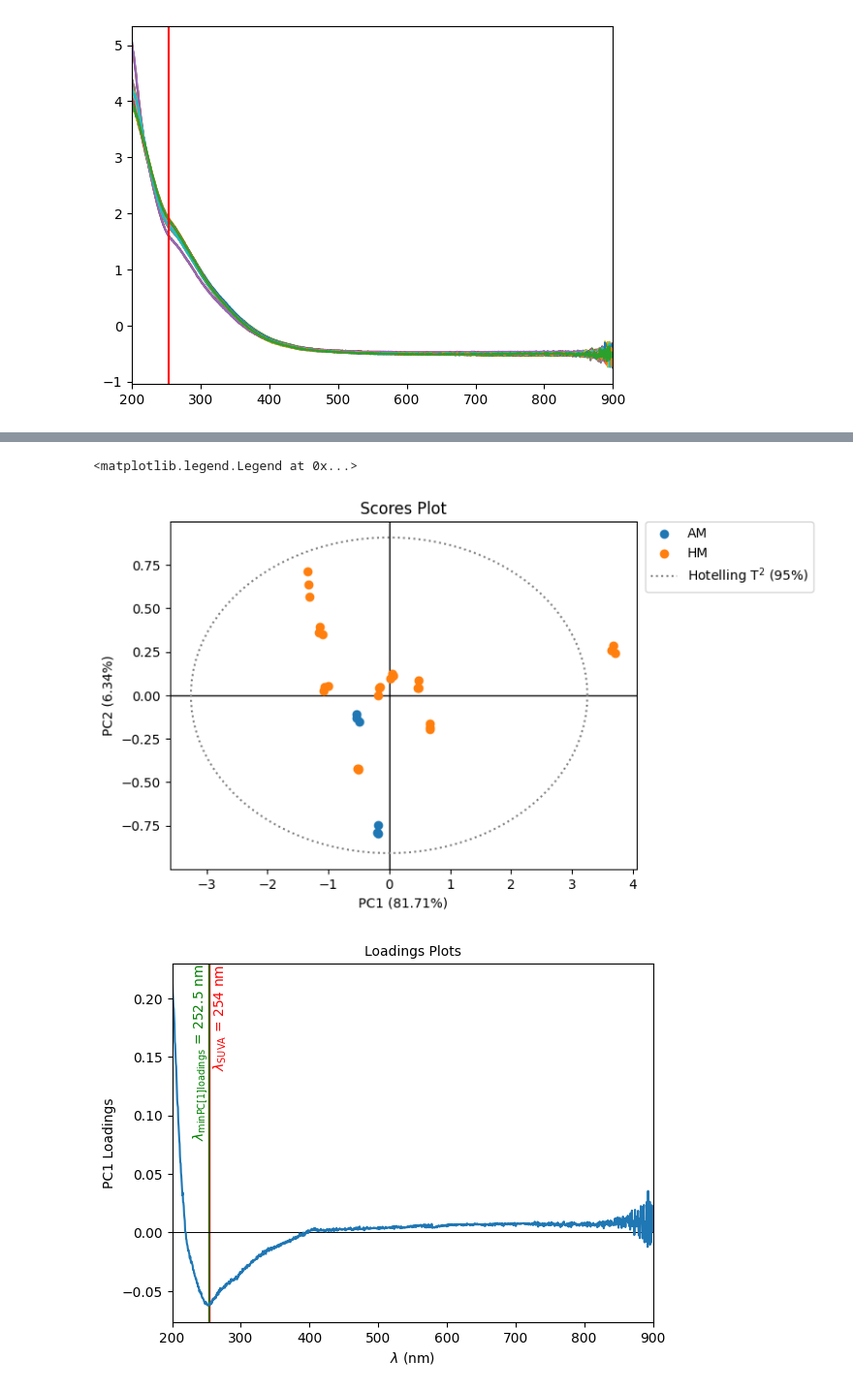
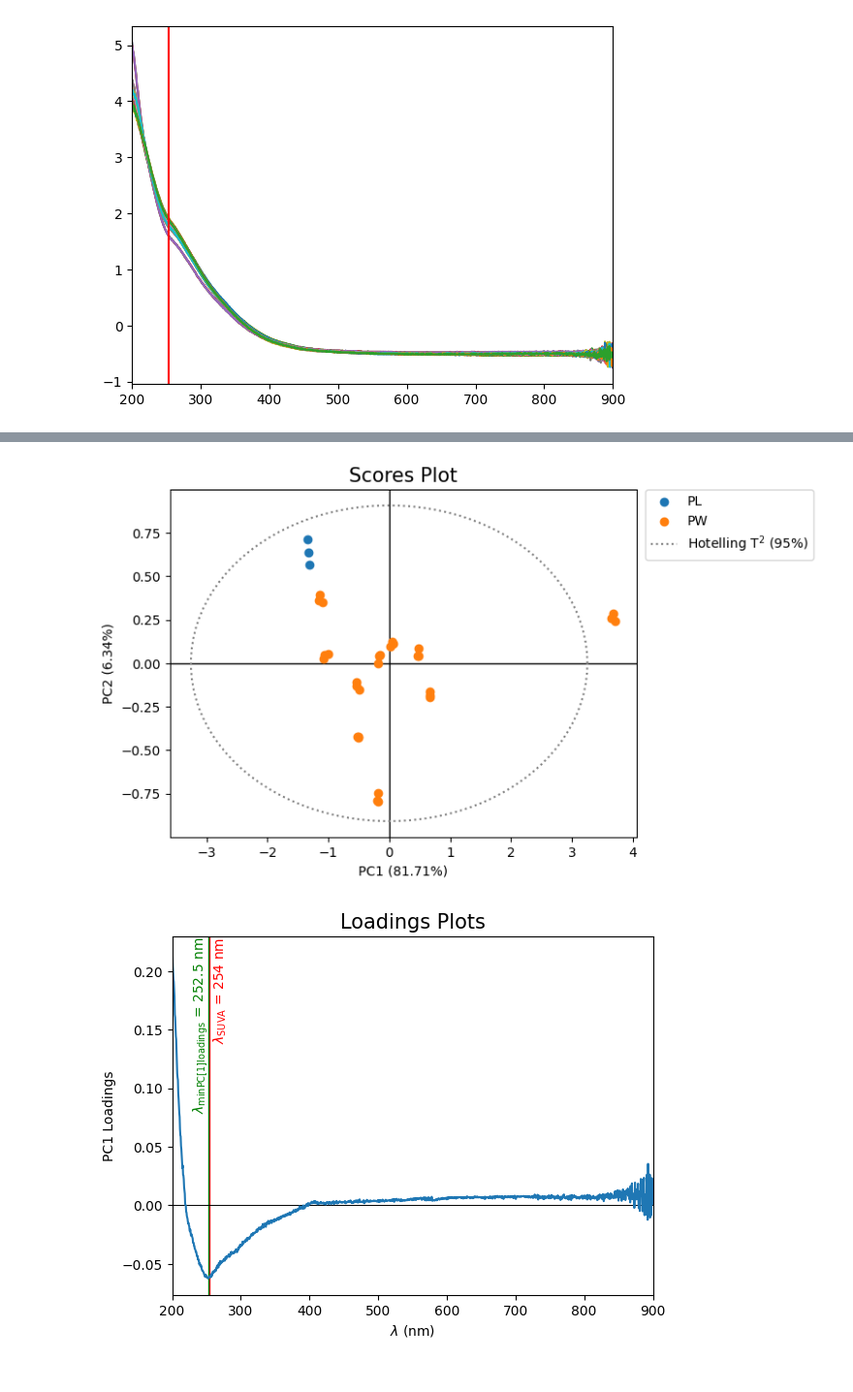
Before and after one commit to polimatt/MChem, a Jupyter notebook: pw_chemistry/uv-vis.ipynb, the cells around one changed output, grey strips where cells are left out. Shown: that part at 97% size. Saved outputs shown, nothing was run; the diff lists cells and outputs as text; code cells hidden in the pictures.

```diff
--- a/pw_chemistry/uv-vis.ipynb
+++ b/pw_chemistry/uv-vis.ipynb
@@ -196,0 +238,10 @@ A_atwl_df.to_csv(f'{uvvis_dir}/SUVA_{chosen_wl}_data.csv',index=False)
+# %%
+avg_samples_info = {
+    'sample_name': A_atwl_df['sample_name'].to_numpy(),
+    'site': np.array(avg_site_list),
+    'sample_type': np.array(avg_sample_type_list),
+    'replicate_letter': np.array(avg_replicate_letter_list),
+    'day': np.array(avg_dd_list),
+    'month': np.array(avg_mm_list),
+    'year': np.array(avg_yyyy_list),
+}
@@ -196,0 +254,26 @@ A_atwl_df.to_csv(f'{uvvis_dir}/SUVA_{chosen_wl}_data.csv',index=False)
+# %%
+fig_A_box, ax_A_box = plt.subplots()
+
+variable = 'SUVA_254_(L/M_mg_C)' #'avg_A_254', 'std_A_254', 'TOC_(mg/L)', 'SUVA_254_(L/M_mg_C)', 'std_SUVA_254_(L/M_mg_C)'
+filter_var = 'site' # 'sample_name', 'site', 'sample_type', 'replicate_letter', 'day', 'month', 'year'
+l = []
+std_list = []
+
+for x in np.unique(samples_info[filter_var]):
+    l.append(A_atwl_df[variable].to_numpy()[np.where(avg_samples_info[filter_var]==x)])
+
+    if f'std_{variable}' in A_atwl_df.columns:
+        std_list.append(A_atwl_df[f'std_{variable}'].to_numpy()[np.where(avg_samples_info[filter_var]==x)])
+
+ax_A_box.boxplot(l,tick_labels=np.unique(samples_info[filter_var]))
+
+for i in range(len(l)):
+
+    if f'std_{variable}' in A_atwl_df.columns:
+        ax_A_box.errorbar([i+1]*len(std_list[i]),l[i],std_list[i],zorder=2,marker='o',ls='')
+
+    else:
+        ax_A_box.scatter([i+1]*len(l[i]),l[i],zorder=2)
+
+ax_A_box.set_xlabel(filter_var)
+ax_A_box.set_ylabel(variable)
@@ -266,27 +317,26 @@ samples_info
 # %%
-fig_scores = plt.figure()
-ax_scores = fig_scores.add_subplot()
+fig_scores, ax_scores = plt.subplots()
 
-filter_var = 'site'
+filter_var = 'sample_type'
 
 for x in np.unique(samples_info[filter_var]):
-    pcf.scores_plot(scores_values[np.where(samples_info[filter_var]==x)],chosen_PCs,fig=fig_scores,ax=ax_scores,lines=False,variance_ratio=variance_ratio,label=x)
+    pcf.scores_plot(scores_values[np.where(samples_info[filter_var]==x)],chosen_PCs,fig=fig_scores,ax=ax_scores,lines=False,variance_ratio=variance_ratio,label=x,titlesize=15)
 
 pcf.Hotelling(scores_values,chosen_PCs,ax_scores)
 
 ax_scores.axhline(y=0, color = '#000', linewidth = 1, zorder=-1)
 ax_scores.axvline(x=0, color = '#000', linewidth = 1, zorder=-1)
 ax_scores.legend(bbox_to_anchor=(1.02, 1), loc='upper left', borderaxespad=0)
+
+fig_scores.savefig(f'{suva_plots_dir}/suva_{chosen_wl}_pca_scores_pc{chosen_PCs[0]}&{chosen_PCs[1]}_by_{filter_var}{image_format}')
 # %% [output]
-<matplotlib.legend.Legend at 0x...>
-[figure, old version]
+[figure, new version]
 # %%
 loadings_PCs = [1] #chosen_PCs [1]
 fig_loadings = plt.figure()
 ax_loadings = fig_loadings.subplots(len(loadings_PCs),sharex=True)
 
-pcf.loadings_plot(wls,loadings,loadings_PCs,variance_ratio=variance_ratio,xlabel='$\\lambda$ (nm)',fig=fig_loadings,ax=ax_loadings)
-
+pcf.loadings_plot(wls,loadings,loadings_PCs,variance_ratio=variance_ratio,xlabel='$\\lambda$ (nm)',fig=fig_loadings,ax=ax_loadings,titlesize=15)
 
 if len(loadings_PCs) == 1:
 
@@ -300,31 +350,33 @@ if len(loadings_PCs) == 1:
 
     if chosen_wl > min_wl:
         ax_loadings.text(chosen_wl+.005*x_range,max_ylim,f'$\\lambda_{{\\mathrm{{SUVA}}}}$ = {chosen_wl} nm',c='r',ha='left',va='top',rotation=90)
         ax_loadings.text(min_wl+.005*x_range,max_ylim,f'$\\lambda_{{\\mathrm{{min PC[{loadings_PCs[0]}] loadings}}}}$ = {min_wl} nm',c='green',ha='right',va='top',rotation=90)
     elif chosen_wl == min_wl:
         ax_loadings.text(chosen_wl+.005*x_range,max_ylim,f'$\\lambda_{{\\mathrm{{SUVA}}}}$ = $\\lambda_{{\\mathrm{{min PC[{loadings_PCs[0]}] loadings}}}}$ = {chosen_wl} nm',c='k',ha='right',va='top',rotation=90)
     else:
         ax_loadings.text(chosen_wl+.005*x_range,max_ylim,f'$\\lambda_{{\\mathrm{{SUVA}}}}$ = {chosen_wl} nm',c='r',ha='right',va='top',rotation=90)
         ax_loadings.text(min_wl+.005*x_range,max_ylim,f'$\\lambda_{{\\mathrm{{min PC[{loadings_PCs[0]}] loadings}}}}$ = {min_wl} nm',c='green',ha='left',va='top',rotation=90)
 
 else:
     for i in range(len(loadings_PCs)):
 
             ax_loadings[i].axvline(chosen_wl,c='r',linewidth=1,zorder=-1)
 
             min_wl = wls[np.where(loadings[loadings_PCs[i]-1]==np.min(loadings[loadings_PCs[i]-1]))][0]
             ax_loadings[i].axvline(min_wl,c='green',linewidth=1,zorder=-1)
 
             max_ylim = np.max(ax_loadings[i].get_ylim())
             x_range = np.max(ax_loadings[i].get_xlim()) - np.min(ax_loadings[i].get_xlim())
 
             if chosen_wl > min_wl:
                 ax_loadings[i].text(chosen_wl+.005*x_range,max_ylim,f'$\\lambda_{{\\mathrm{{SUVA}}}}$ = {chosen_wl} nm',c='r',ha='left',va='top',rotation=90)
                 ax_loadings[i].text(min_wl+.005*x_range,max_ylim,f'$\\lambda_{{\\mathrm{{min PC[{loadings_PCs[i]}] loadings}}}}$ = {min_wl} nm',c='green',ha='right',va='top',rotation=90)
             elif chosen_wl == min_wl:
                 ax_loadings[i].text(chosen_wl+.005*x_range,max_ylim,f'$\\lambda_{{\\mathrm{{SUVA}}}}$ = $\\lambda_{{\\mathrm{{min PC[{loadings_PCs[i]}] loadings}}}}$ = {chosen_wl} nm',c='k',ha='right',va='top',rotation=90)
             else:
                 ax_loadings[i].text(chosen_wl+.005*x_range,max_ylim,f'$\\lambda_{{\\mathrm{{SUVA}}}}$ = {chosen_wl} nm',c='r',ha='right',va='top',rotation=90)
                 ax_loadings[i].text(min_wl+.005*x_range,max_ylim,f'$\\lambda_{{\\mathrm{{min PC[{loadings_PCs[i]}] loadings}}}}$ = {min_wl} nm',c='green',ha='left',va='top',rotation=90)
+
+fig_loadings.savefig(f'{suva_plots_dir}/suva_{chosen_wl}_pca_loadings{image_format}')
 # %% [output]
-[figure, old version]
+[figure, new version]
```
Also changed, not shown: parts of 10 cells of this notebook, 6 other files.
